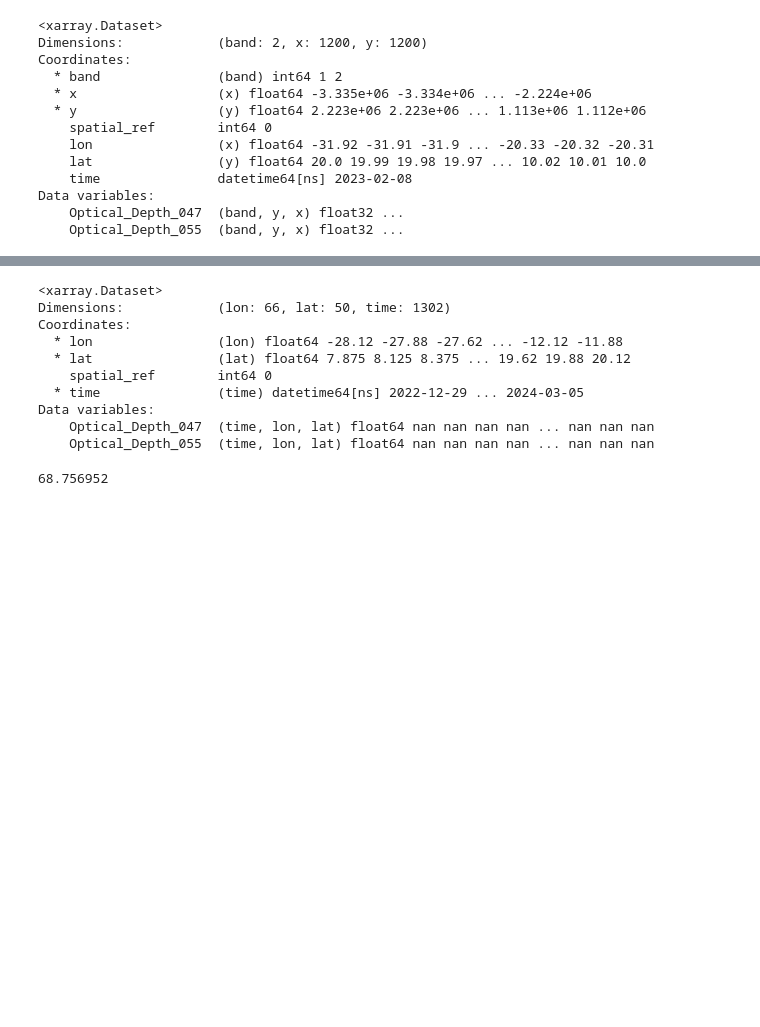
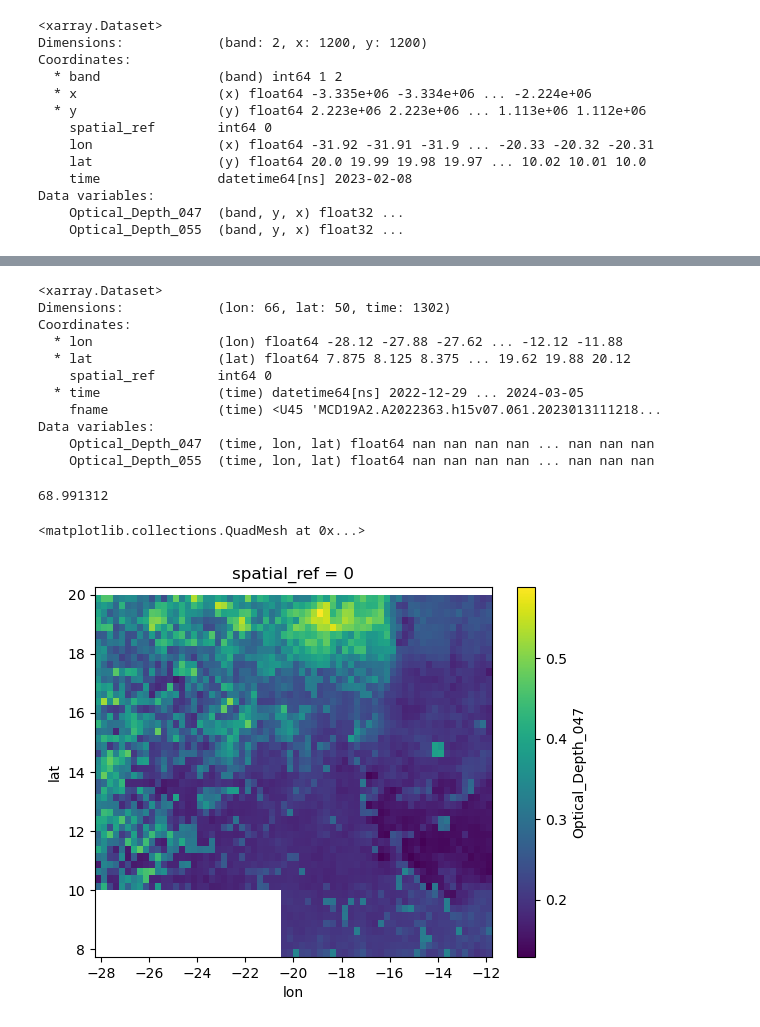
Before and after one commit to mardatade/2024_mardata_OSCM_challenge_2_firstlook, a Jupyter notebook: notebooks/2024-03-13_prep_aod_sat_data.ipynb, the cells around one changed output, grey strips where cells are left out. Drawn from its saved outputs; the diff is of its cells as text; code cells hidden in the pictures; blank space fills up the shorter version.

```diff
--- a/notebooks/2024-03-13_prep_aod_sat_data.ipynb
+++ b/notebooks/2024-03-13_prep_aod_sat_data.ipynb
@@ -210,7 +188,7 @@ def regrid_optical_depth_ds(fname):
             ds.lat,
             dim=["x", "y"],
             bins=[lon_bin_edges, lat_bin_edges],
-            weights=xr.ones_like(ds.Optical_Depth_047),
+            weights=(ds.Optical_Depth_047 > 0).astype(float),
         )
     )
     binned_055 = (
@@ -226,15 +204,18 @@ def regrid_optical_depth_ds(fname):
             ds.lat,
             dim=["x", "y"],
             bins=[lon_bin_edges, lat_bin_edges],
-            weights=xr.ones_like(ds.Optical_Depth_055),
+            weights=(ds.Optical_Depth_055 > 0).astype(float),
         )
     )
     return (
         xr.Dataset(
-            dict(Optical_Depth_047=binned_047, Optical_Depth_055=binned_055)
+            dict(Optical_Depth_047=binned_047, Optical_Depth_055=binned_055),
         )
         .rename({"lon_bin": "lon", "lat_bin": "lat"})
-        .assign_coords(time=ds.time)
+        .assign_coords(
+            time=ds.time,
+            fname=fname.name,
+        )
     )
 # %%
 %%time
@@ -263,9 +244,10 @@ Coordinates:
   * lat                (lat) float64 7.875 8.125 8.375 ... 19.62 19.88 20.12
     spatial_ref        int64 0
   * time               (time) datetime64[ns] 2022-12-29 ... 2024-03-05
+    fname              (time) <U45 'MCD19A2.A2022363.h15v07.061.2023013111218...
 Data variables:
     Optical_Depth_047  (time, lon, lat) float64 nan nan nan nan ... nan nan nan
     Optical_Depth_055  (time, lon, lat) float64 nan nan nan nan ... nan nan nan
-68.756952
+68.991312
 # %%
 regridded_ds.to_netcdf(
@@ -273 +255,6 @@ regridded_ds.to_netcdf(
 )
+# %%
+regridded_ds.std("time").Optical_Depth_047.T.plot()
+# %% [output]
+<matplotlib.collections.QuadMesh at 0x...>
+[figure, added]
```
Also changed, not shown: parts of 5 cells of this notebook, 1 other file.
